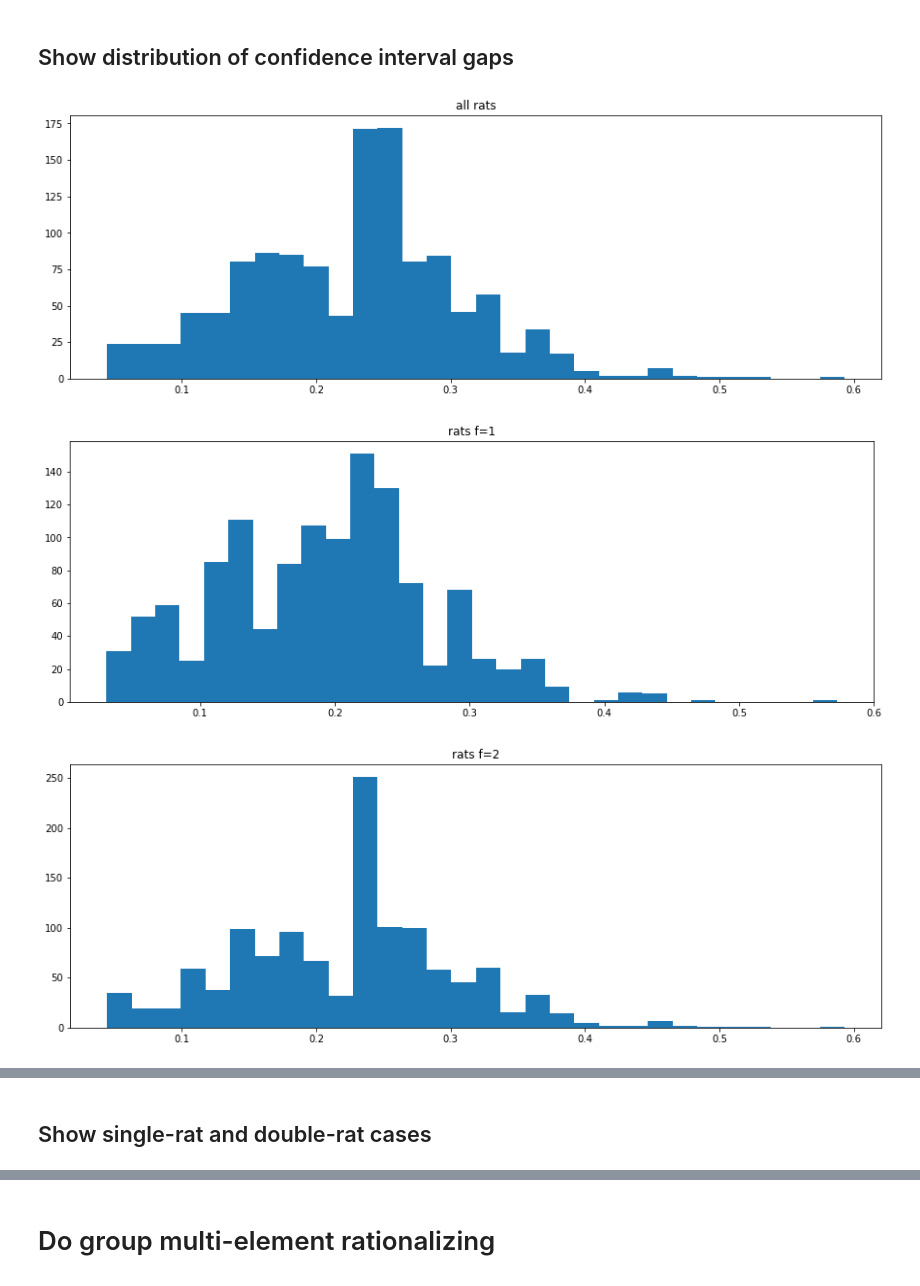
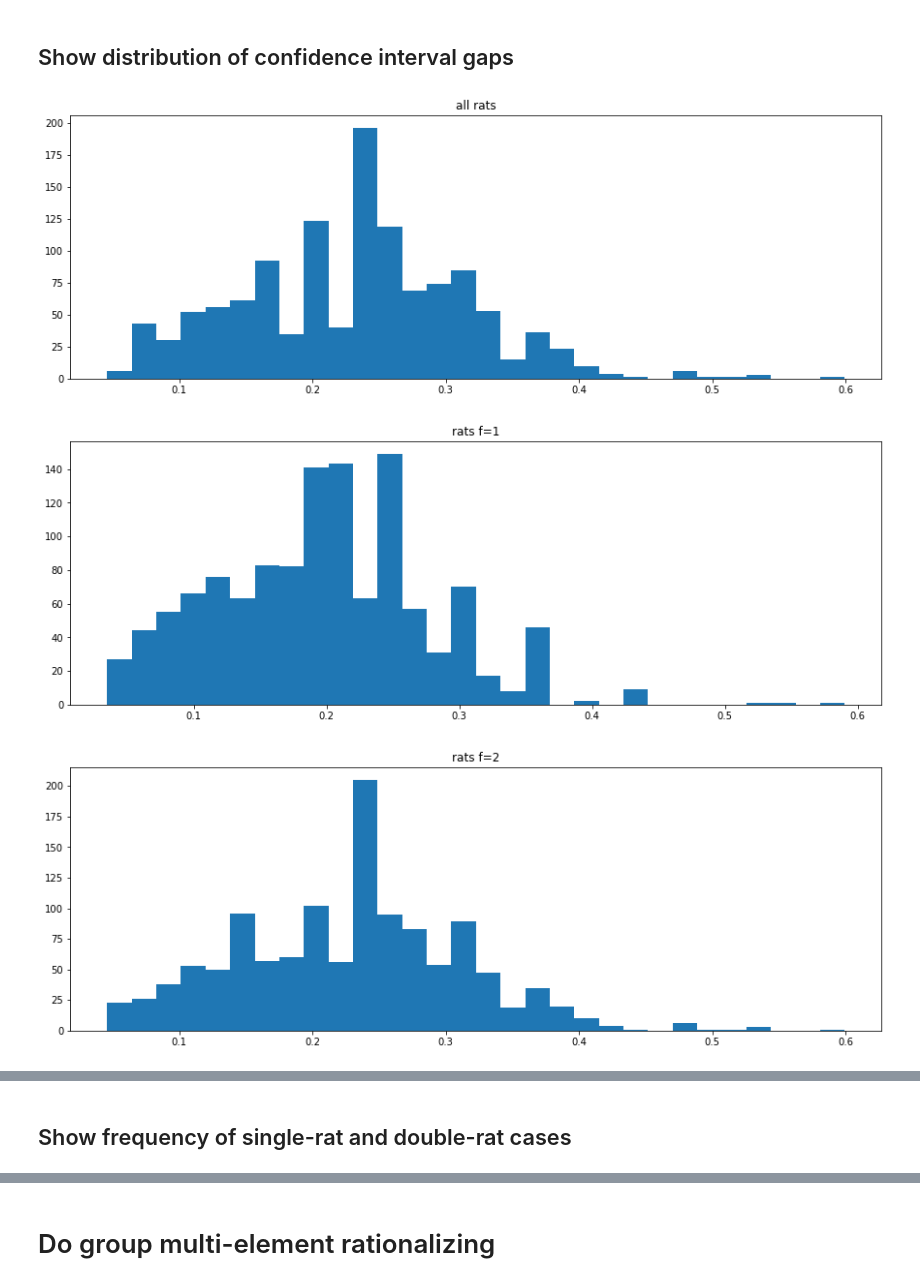
Before and after one commit to cephcyn/malicious_justif, a Jupyter notebook: expl_rat.ipynb, the cells around one changed output, grey strips where cells are left out. Saved outputs shown, nothing was run; the diff lists cells and outputs as text; code cells hidden in the pictures.

```diff
--- a/expl_rat.ipynb
+++ b/expl_rat.ipynb
@@ -38,3 +73,8 @@ filter_data_df.shape
+# %%
+filter_data_df[wascorrect_field] = filter_data_df.apply(
+    lambda r: 1 if r[justifying_field]==r[trueresult_field] else 0,
+    axis='columns'
+)
 # %% [markdown]
 ## Split data into "training", "test"
 # %%
@@ -295,6 +325,4 @@ for _, case in filter_data_df_test.iterrows():
 # Add column representing the 'side' that each rationalization is in favor of
 breakdown = filter_data_df_src[trueresult_field]
 justifying_ref_avg = sum(breakdown)/len(breakdown)
-test_rationalizations[f'{justifying_field}_rat_side'] = test_rationalizations.apply(lambda r: 1 if r['percent_recid']>justifying_ref_avg else 0, axis=1)
-
-test_rationalizations[:20]
+test_rationalizations[f'{justifying_field}_rat_side'] = test_rationalizations.apply(lambda r: 1 if r[f'{trueresult_field}_mean']>justifying_ref_avg else 0, axis=1)
@@ -334,50 +352,51 @@ import numpy as np
 num_bins = 30
 
 # Compute and show confidence interval gaps between "closest to justify 1" vs "closest to justify 0"
+# (negative value means no gap, they overlap)
 temp_gaps = []
 for x_id, x_rat in test_rationalizations.groupby(['id']):
-    range_lo = min(x_rat['conf_95_top'])
-    range_hi = max(x_rat['conf_95_bot'])
+    range_lo = min(x_rat[f'{trueresult_field}_conf_top'])
+    range_hi = max(x_rat[f'{trueresult_field}_conf_bot'])
     temp_gaps.append(range_hi-range_lo)
 
 _ = plt.hist(temp_gaps, bins=num_bins)
 _ = plt.title('all rats')
 plt.show()
 
 # CI gaps ... for size-1 sets
 temp_gaps = []
 for x_id, x_rat in test_rationalizations[test_rationalizations['field_count']==1].groupby(['id']):
-    range_lo = min(x_rat['conf_95_top'])
-    range_hi = max(x_rat['conf_95_bot'])
+    range_lo = min(x_rat[f'{trueresult_field}_conf_top'])
+    range_hi = max(x_rat[f'{trueresult_field}_conf_bot'])
     temp_gaps.append(range_hi-range_lo)
 
 _ = plt.hist(temp_gaps, bins=num_bins)
 _ = plt.title('rats f=1')
 plt.show()
 
 # CI gaps ... for size-2 sets
 temp_gaps = []
 for x_id, x_rat in test_rationalizations[test_rationalizations['field_count']==2].groupby(['id']):
-    range_lo = min(x_rat['conf_95_top'])
-    range_hi = max(x_rat['conf_95_bot'])
+    range_lo = min(x_rat[f'{trueresult_field}_conf_top'])
+    range_hi = max(x_rat[f'{trueresult_field}_conf_bot'])
     temp_gaps.append(range_hi-range_lo)
 
 _ = plt.hist(temp_gaps, bins=num_bins)
 _ = plt.title('rats f=2')
 plt.show()
 
-# Compute and show confidence interval gaps between "closest to justify 1" vs "closest to justify 0" for ONLY the significant sets (???)
+# Compute and show confidence interval gaps between "closest to justify 1" vs "closest to justify 0" for ONLY the significant sets
 test_signif_rat = test_rationalizations[test_rationalizations['significant_baseline']==1]
 temp_gaps = []
 for x_id, x_rat in test_signif_rat.groupby(['id']):
-    range_lo = min(x_rat['conf_95_top'])
-    range_hi = max(x_rat['conf_95_bot'])
+    range_lo = min(x_rat[f'{trueresult_field}_conf_top'])
+    range_hi = max(x_rat[f'{trueresult_field}_conf_bot'])
     temp_gaps.append(range_hi-range_lo)
 
 _ = plt.hist(temp_gaps, bins=num_bins)
 _ = plt.title('iff-significant rats')
 plt.show()
 # %% [output]
-[figure, old version]
+[figure, new version]
-[figure, old version]
+[figure, new version]
-[figure, old version]
+[figure, new version]
@@ -385,3 +404,3 @@ plt.show()
 # %% [markdown]
-## Show single-rat and double-rat cases
+## Show frequency of single-rat and double-rat cases
 # %%
```
Also changed, not shown: parts of 31 cells of this notebook.
